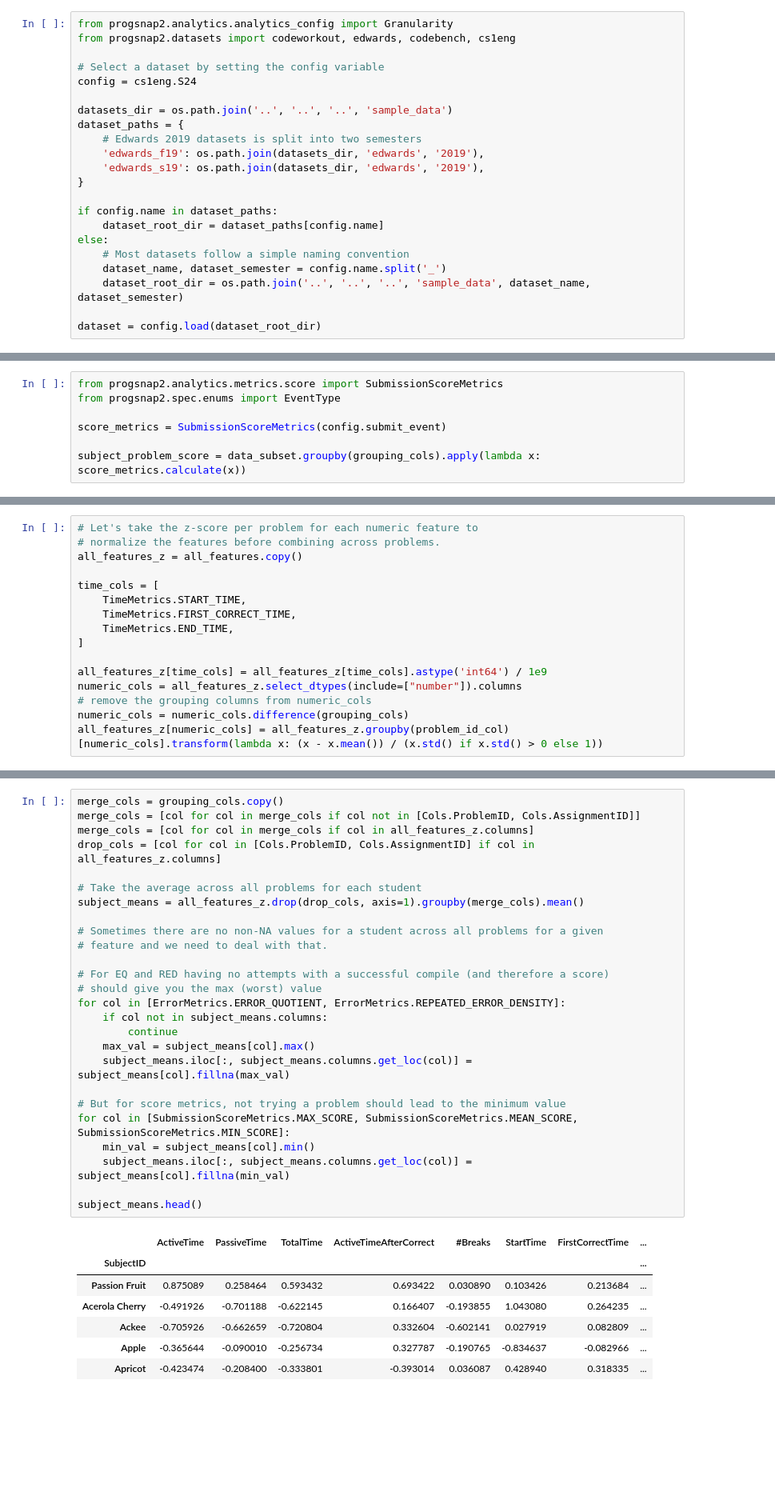
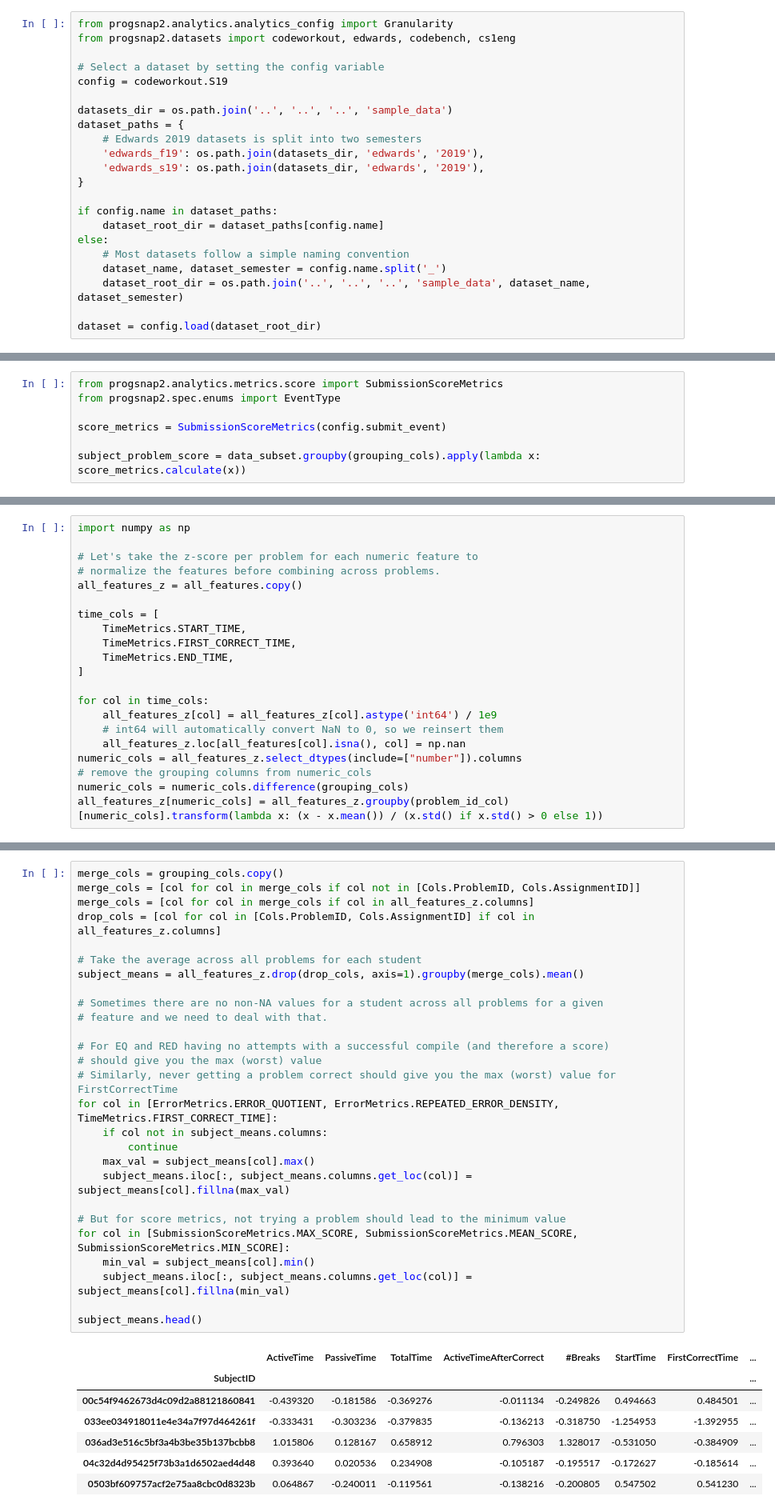
Before and after one commit to CSSPLICE/ProgSnapToolkit, a Jupyter notebook: src/progsnap2/examples/extract_features.ipynb, the cells around one changed output, grey strips where cells are left out. Shown at 80% size. Drawn from its saved outputs; the diff is of its cells as text; blank space fills up the shorter version.

Commit message:
Fixed Time.FirstCorrectTime z-score calculation

```diff
--- a/src/progsnap2/examples/extract_features.ipynb
+++ b/src/progsnap2/examples/extract_features.ipynb
@@ -15,7 +15,7 @@ from progsnap2.analytics.analytics_config import Granularity
 from progsnap2.datasets import codeworkout, edwards, codebench, cs1eng
 
 # Select a dataset by setting the config variable
-config = cs1eng.S24
+config = codeworkout.S19
 
 datasets_dir = os.path.join('..', '..', '..', 'sample_data')
 dataset_paths = {
@@ -311,4 +303,6 @@ all_features.describe()
 # %%
+import numpy as np
+
 # Let's take the z-score per problem for each numeric feature to
 # normalize the features before combining across problems.
 all_features_z = all_features.copy()
@@ -319,7 +313,10 @@ time_cols = [
     TimeMetrics.END_TIME,
 ]
 
-all_features_z[time_cols] = all_features_z[time_cols].astype('int64') / 1e9
+for col in time_cols:
+    all_features_z[col] = all_features_z[col].astype('int64') / 1e9
+    # int64 will automatically convert NaN to 0, so we reinsert them
+    all_features_z.loc[all_features[col].isna(), col] = np.nan
 numeric_cols = all_features_z.select_dtypes(include=["number"]).columns
 # remove the grouping columns from numeric_cols
 numeric_cols = numeric_cols.difference(grouping_cols)
@@ -337,34 +334,35 @@ all_features_z.head()
 # %%
 merge_cols = grouping_cols.copy()
 merge_cols = [col for col in merge_cols if col not in [Cols.ProblemID, Cols.AssignmentID]]
 merge_cols = [col for col in merge_cols if col in all_features_z.columns]
 drop_cols = [col for col in [Cols.ProblemID, Cols.AssignmentID] if col in all_features_z.columns]
 
 # Take the average across all problems for each student
 subject_means = all_features_z.drop(drop_cols, axis=1).groupby(merge_cols).mean()
 
 # Sometimes there are no non-NA values for a student across all problems for a given
 # feature and we need to deal with that.
 
 # For EQ and RED having no attempts with a successful compile (and therefore a score)
 # should give you the max (worst) value
-for col in [ErrorMetrics.ERROR_QUOTIENT, ErrorMetrics.REPEATED_ERROR_DENSITY]:
+# Similarly, never getting a problem correct should give you the max (worst) value for FirstCorrectTime
+for col in [ErrorMetrics.ERROR_QUOTIENT, ErrorMetrics.REPEATED_ERROR_DENSITY, TimeMetrics.FIRST_CORRECT_TIME]:
     if col not in subject_means.columns:
         continue
     max_val = subject_means[col].max()
     subject_means.iloc[:, subject_means.columns.get_loc(col)] = subject_means[col].fillna(max_val)
 
 # But for score metrics, not trying a problem should lead to the minimum value
 for col in [SubmissionScoreMetrics.MAX_SCORE, SubmissionScoreMetrics.MEAN_SCORE, SubmissionScoreMetrics.MIN_SCORE]:
     min_val = subject_means[col].min()
     subject_means.iloc[:, subject_means.columns.get_loc(col)] = subject_means[col].fillna(min_val)
 
 subject_means.head()
 # %% [output]
 |  | ActiveTime | PassiveTime | TotalTime | ActiveTimeAfterCorrect | #Breaks | StartTime | FirstCorrectTime | ... |
 | SubjectID |  |  |  |  |  |  |  | ... |
-| Passion Fruit | 0.875089 | 0.258464 | 0.593432 | 0.693422 | 0.030890 | 0.103426 | 0.213684 | ... |
-| Acerola Cherry | -0.491926 | -0.701188 | -0.622145 | 0.166407 | -0.193855 | 1.043080 | 0.264235 | ... |
-| Ackee | -0.705926 | -0.662659 | -0.720804 | 0.332604 | -0.602141 | 0.027919 | 0.082809 | ... |
-| Apple | -0.365644 | -0.090010 | -0.256734 | 0.327787 | -0.190765 | -0.834637 | -0.082966 | ... |
-| Apricot | -0.423474 | -0.208400 | -0.333801 | -0.393014 | 0.036087 | 0.428940 | 0.318335 | ... |
+| 00c54f9462673d4c09d2a88121860841 | -0.439320 | -0.181586 | -0.369276 | -0.011134 | -0.249826 | 0.494663 | 0.484501 | ... |
+| 033ee034918011e4e34a7f97d464261f | -0.333431 | -0.303236 | -0.379835 | -0.136213 | -0.318750 | -1.254953 | -1.392955 | ... |
+| 036ad3e516c5bf3a4b3be35b137bcbb8 | 1.015806 | 0.128167 | 0.658912 | 0.796303 | 1.328017 | -0.531050 | -0.384909 | ... |
+| 04c32d4d95425f73b3a1d6502aed4d48 | 0.393640 | 0.020536 | 0.234908 | -0.105187 | -0.195517 | -0.172627 | -0.185614 | ... |
+| 0503bf609757acf2e75aa8cbc0d8323b | 0.064867 | -0.240011 | -0.119561 | -0.138216 | -0.200805 | 0.547502 | 0.541230 | ... |
```
Also changed, not shown: parts of 25 cells of this notebook.
